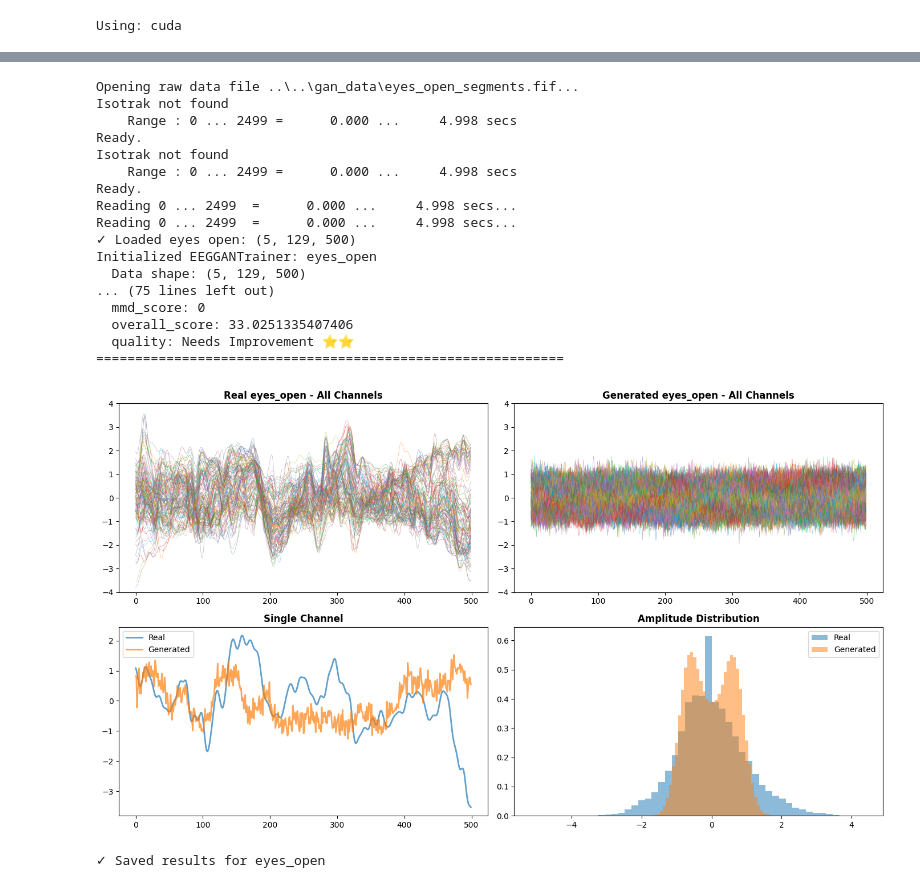
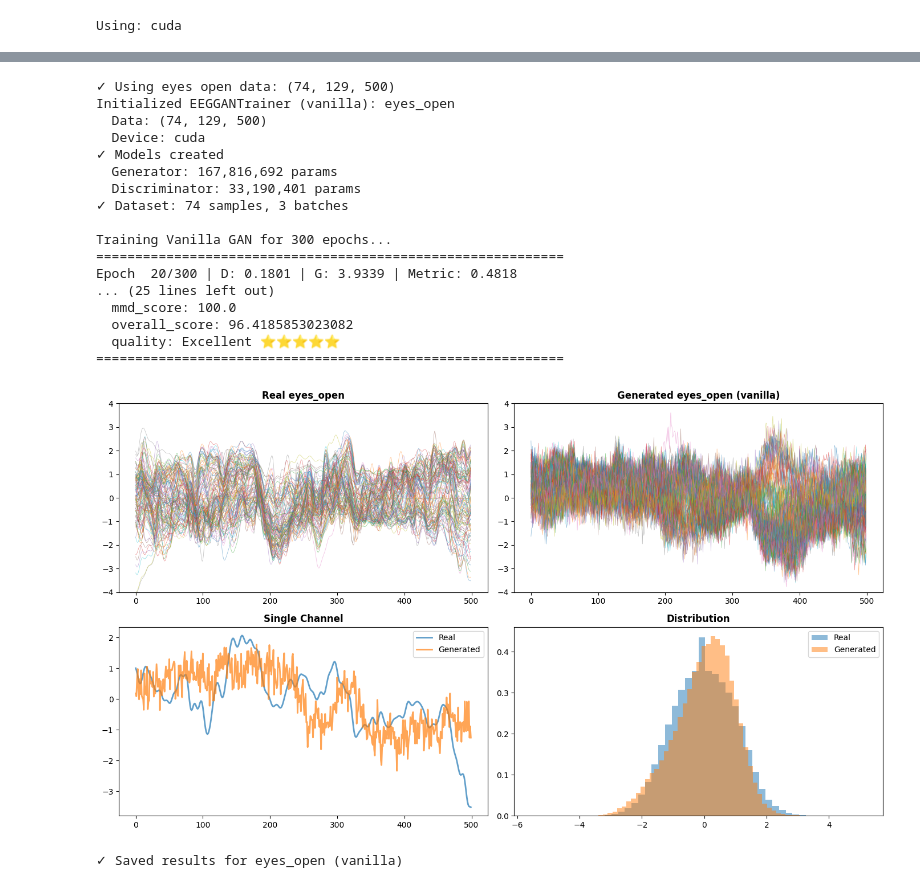
Before and after one commit to josephzhengg/amplab-digtwins, a Jupyter notebook: notebooks/joseph-nb/resting_state_gans.ipynb, the cells around one changed output, grey strips where cells are left out. Saved outputs shown, nothing was run; the diff lists cells and outputs as text; code cells hidden in the pictures.

```diff
--- a/notebooks/joseph-nb/resting_state_gans.ipynb
+++ b/notebooks/joseph-nb/resting_state_gans.ipynb
@@ -418,50 +462,43 @@ Initialized EEGGANTrainer: eyes_closed
 # %%
-# Load eyes open data
-metadata_open = np.load(os.path.join(processed_dir, 'eyes_open_metadata.npy'), allow_pickle=True).item()
-raw_open = mne.io.read_raw_fif(os.path.join(processed_dir, 'eyes_open_segments.fif'), preload=True)
-
-n_segments_open = metadata_open['n_segments']
-data_open = raw_open.get_data()
-segments_open = data_open.reshape(n_channels, n_segments_open, n_timepoints).transpose(1, 0, 2)
-
-print(f"✓ Loaded eyes open: {segments_open.shape}")
+# Train eyes open GAN (data already loaded above)
+print(f"✓ Using eyes open data: {segments_open.shape}")
 
 # TRAIN IN 3 LINES!
-trainer_open = EEGGANTrainer(segments_open, name='eyes_open', device=device)
+trainer_open = EEGGANTrainer(segments_open, name='eyes_open', device=device, gan_type='vanilla')
 trainer_open.train()
 synthetic_open = trainer_open.generate(n_samples=100)
 
 # Evaluate
 eval_open = trainer_open.evaluate(synthetic_open)
 print("\n" + "="*60)
 print("EVALUATION RESULTS: EYES OPEN")
 print("="*60)
 for key, value in eval_open.items():
     print(f"  {key}: {value}")
 print("="*60)
 
 # Visualize
 trainer_open.plot_comparison(synthetic_open, save_path='../../figures/eyes_open_gan.png')
 
 # Save
 trainer_open.save_results(synthetic_open, eval_open)
 # %% [output]
-Opening raw data file ..\..\gan_data\eyes_open_segments.fif...
-Isotrak not found
-    Range : 0 ... 2499 =      0.000 ...     4.998 secs
-Ready.
-Isotrak not found
-    Range : 0 ... 2499 =      0.000 ...     4.998 secs
-Ready.
-Reading 0 ... 2499  =      0.000 ...     4.998 secs...
-Reading 0 ... 2499  =      0.000 ...     4.998 secs...
-✓ Loaded eyes open: (5, 129, 500)
-Initialized EEGGANTrainer: eyes_open
-  Data shape: (5, 129, 500)
-... (75 lines left out)
-  mmd_score: 0
-  overall_score: 33.0251335407406
-  quality: Needs Improvement ⭐⭐
+✓ Using eyes open data: (74, 129, 500)
+Initialized EEGGANTrainer (vanilla): eyes_open
+  Data: (74, 129, 500)
+  Device: cuda
+✓ Models created
+  Generator: 167,816,692 params
+  Discriminator: 33,190,401 params
+✓ Dataset: 74 samples, 3 batches
+
+Training Vanilla GAN for 300 epochs...
 ============================================================
+Epoch  20/300 | D: 0.1801 | G: 3.9339 | Metric: 0.4818
+... (25 lines left out)
+  mmd_score: 100.0
+  overall_score: 96.4185853023082
+  quality: Excellent ⭐⭐⭐⭐⭐
+============================================================
-[figure, old version]
+[figure, new version]
-✓ Saved results for eyes_open
+✓ Saved results for eyes_open (vanilla)
```
Also changed, not shown: parts of 5 cells of this notebook, 10 other files.
